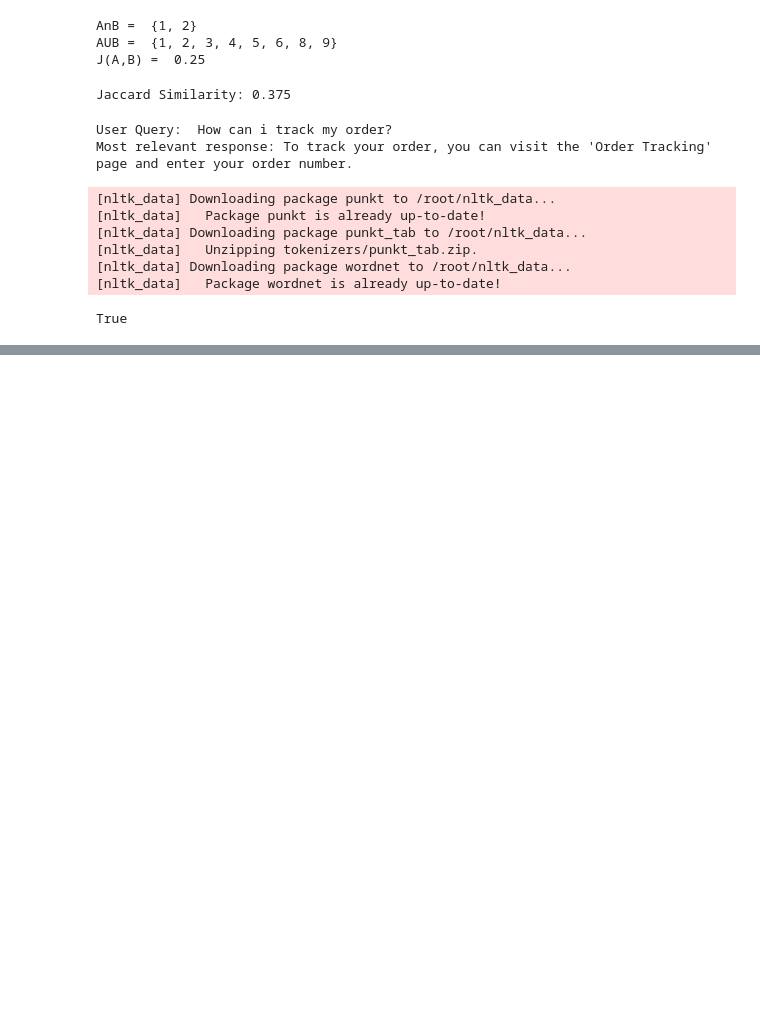
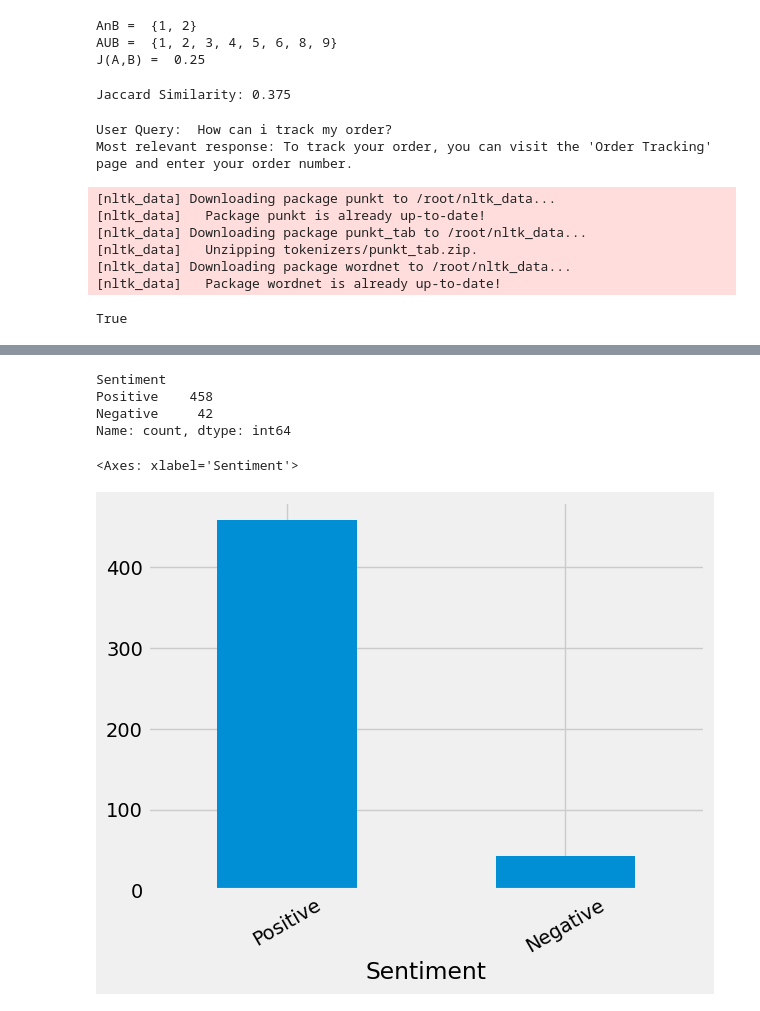
Before and after one commit to theManiac218/python, a Jupyter notebook: nlp.ipynb, the cells around one changed output, grey strips where cells are left out. Cells and saved outputs as stored; diff of their text form; code cells hidden in the pictures; blank space fills up the shorter version.

```diff
--- a/nlp.ipynb
+++ b/nlp.ipynb
@@ -1116,0 +1398,6 @@ def response(user_response):
+# %%
+# Creating new dataframe with sentiments
+
+df_sentiments=pd.DataFrame(emptyline)
+
+df_sentiments.head()
@@ -1116,0 +1411,7 @@ def response(user_response):
+# %%
+
+# Merging the sentiments back to reviews dataframe
+
+df_c = pd.concat([df.reset_index(drop=True), df_sentiments], axis=1)
+
+df_c.head(3)
@@ -1116,0 +1423,6 @@ def response(user_response):
+# %%
+# Convert scores into positive and negetive sentiments using some threshold
+
+df_c['Sentiment'] = np.where(df_c['compound'] >= 0 , 'Positive', 'Negative')
+
+df_c.head(3)
@@ -1116,0 +1434,13 @@ def response(user_response):
+# %%
+result=df_c['Sentiment'].value_counts()
+
+print(result)
+
+result.plot(kind='bar', rot=30)
+# %% [output]
+Sentiment
+Positive    458
+Negative     42
+Name: count, dtype: int64
+<Axes: xlabel='Sentiment'>
+[figure, added]
```
Also changed, not shown: parts of 18 cells of this notebook.
